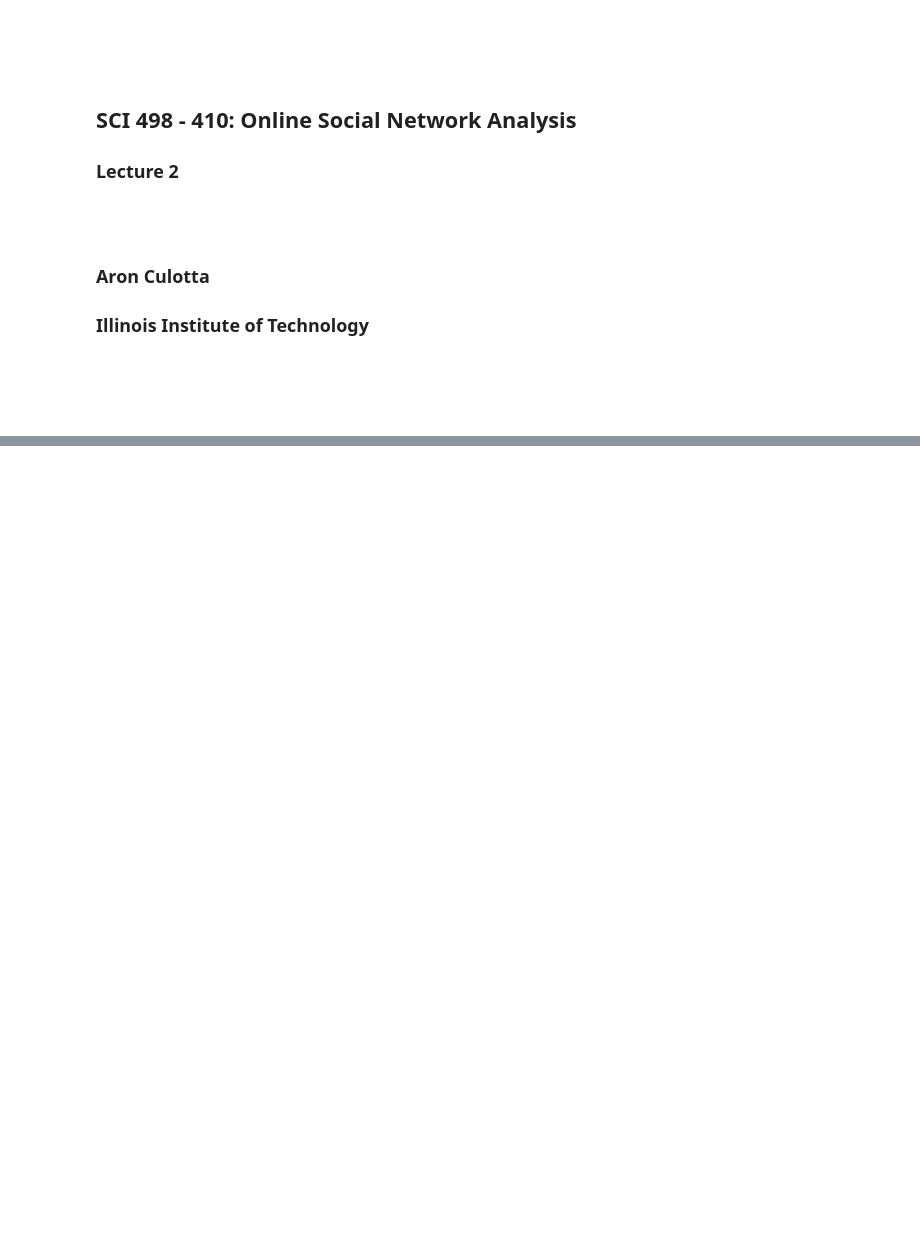
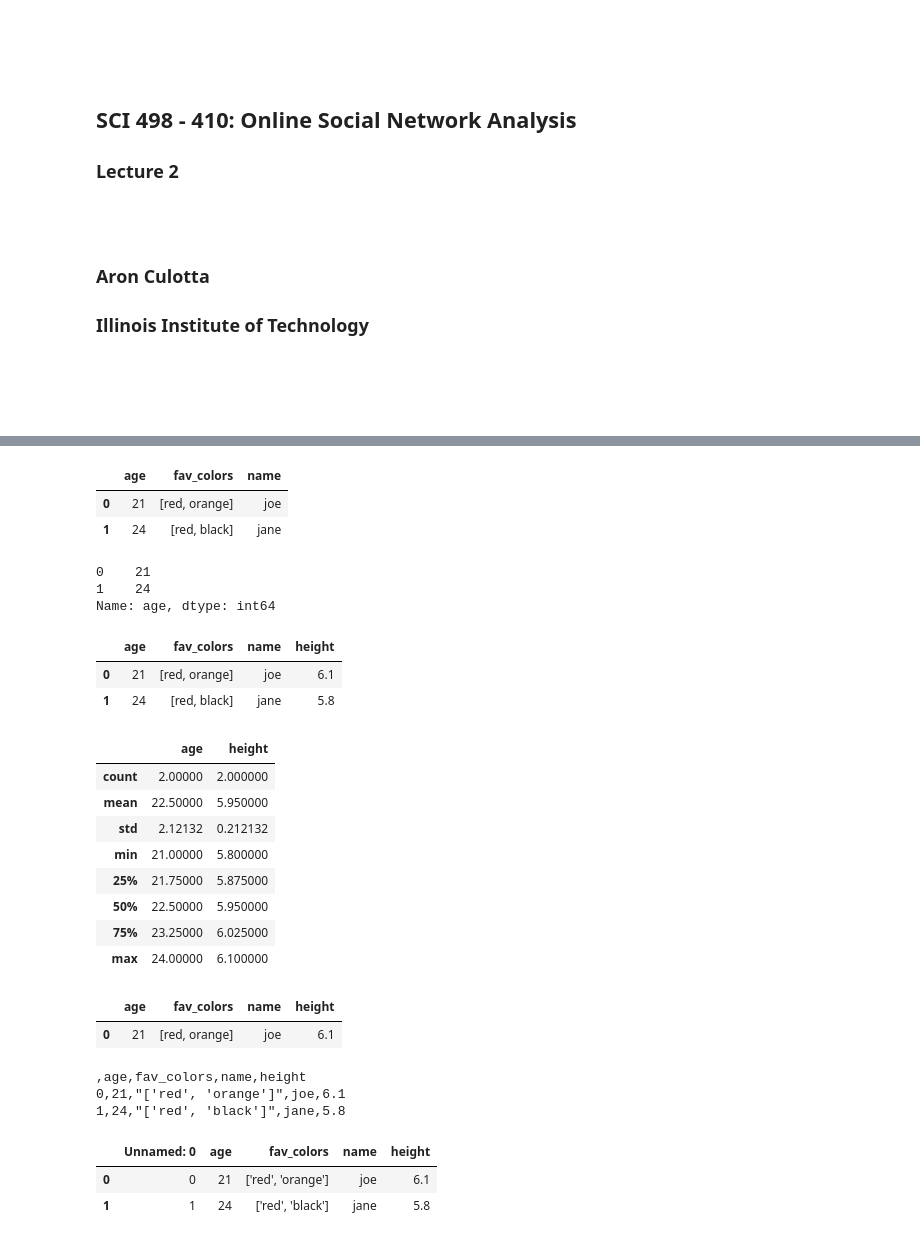
Before and after one commit to tapilab/elevate-osna, a Jupyter notebook: lec/l02/l02.ipynb, the cells around one changed output, grey strips where cells are left out. Saved outputs shown, nothing was run; the diff lists cells and outputs as text; code cells hidden in the pictures; blank space fills up the shorter version.

```diff
--- a/lec/l02/l02.ipynb
+++ b/lec/l02/l02.ipynb
@@ -19,0 +29,20 @@
+# %%
+import json
+
+# create a list of dictionary objects.
+dicts = [{'name': 'joe',
+          'age': 21,
+          'fav_colors': ['red', 'orange']},
+         {'name': 'jane',
+          'age': 24,
+          'fav_colors': ['red', 'black']}]
+
+# open a file handle to write to.
+outf = open('test.json', 'wt')  # wt means?
+
+# write to the file, one json object per line.
+for d in dicts:
+    outf.write(json.dumps(d))  # json.dumps converts a python dict into a json string.
+    outf.write('\n')
+
+outf.close()
@@ -19,0 +102,53 @@
+# %%
+import pandas as pd
+df = pd.DataFrame(dicts)
+df
+# %% [output]
+|  | age | fav_colors | name |
+| 0 | 21 | [red, orange] | joe |
+| 1 | 24 | [red, black] | jane |
+# %%
+df.age
+# %% [output]
+0    21
+1    24
+Name: age, dtype: int64
+# %%
+df['height'] = [6.1, 5.8]
+df
+# %% [output]
+|  | age | fav_colors | name | height |
+| 0 | 21 | [red, orange] | joe | 6.1 |
+| 1 | 24 | [red, black] | jane | 5.8 |
+# %%
+df.describe()
+# %% [output]
+|  | age | height |
+| count | 2.00000 | 2.000000 |
+| mean | 22.50000 | 5.950000 |
+| std | 2.12132 | 0.212132 |
+| min | 21.00000 | 5.800000 |
+| 25% | 21.75000 | 5.875000 |
+| 50% | 22.50000 | 5.950000 |
+| 75% | 23.25000 | 6.025000 |
+| max | 24.00000 | 6.100000 |
+# %%
+# pandas allows complex queries
+df[(df.age < 22) & (df.height > 6)]
+# %% [output]
+|  | age | fav_colors | name | height |
+| 0 | 21 | [red, orange] | joe | 6.1 |
+# %%
+# pandas can read and write csv files.
+df.to_csv('test.csv')
+print(open('test.csv').read())
+# %% [output]
+,age,fav_colors,name,height
+0,21,"['red', 'orange']",joe,6.1
+1,24,"['red', 'black']",jane,5.8
+# %%
+pd.read_csv('test.csv')
+# %% [output]
+|  | Unnamed: 0 | age | fav_colors | name | height |
+| 0 | 0 | 21 | ['red', 'orange'] | joe | 6.1 |
+| 1 | 1 | 24 | ['red', 'black'] | jane | 5.8 |
```
Also changed, not shown: parts of 21 cells of this notebook, 3 other files.
